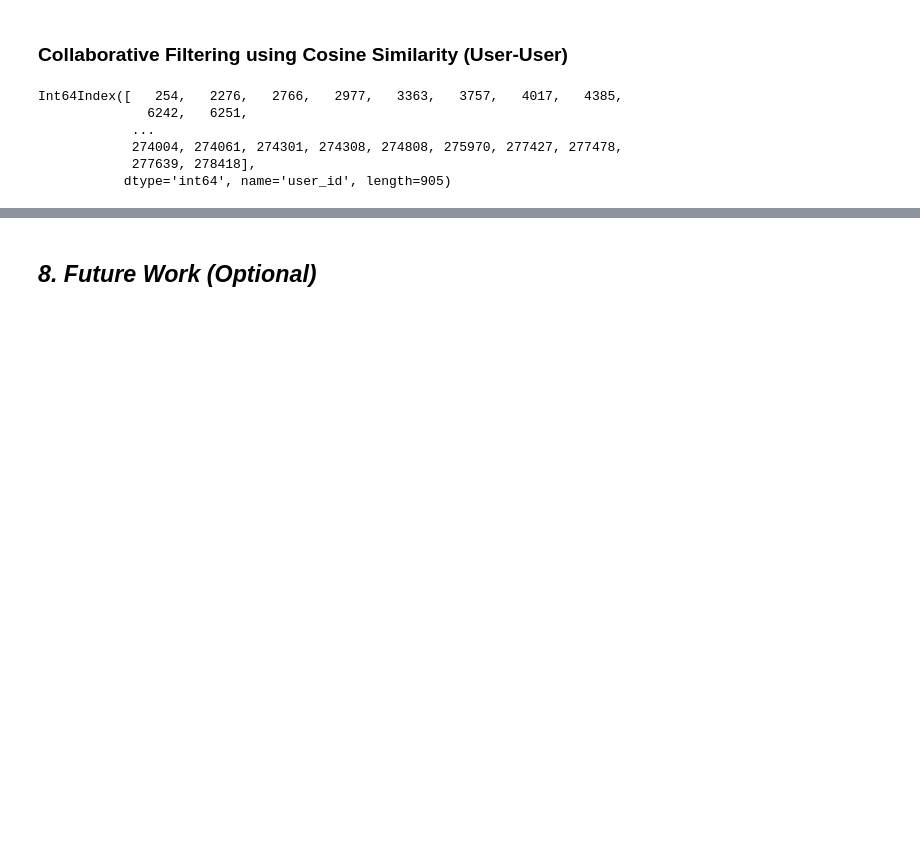
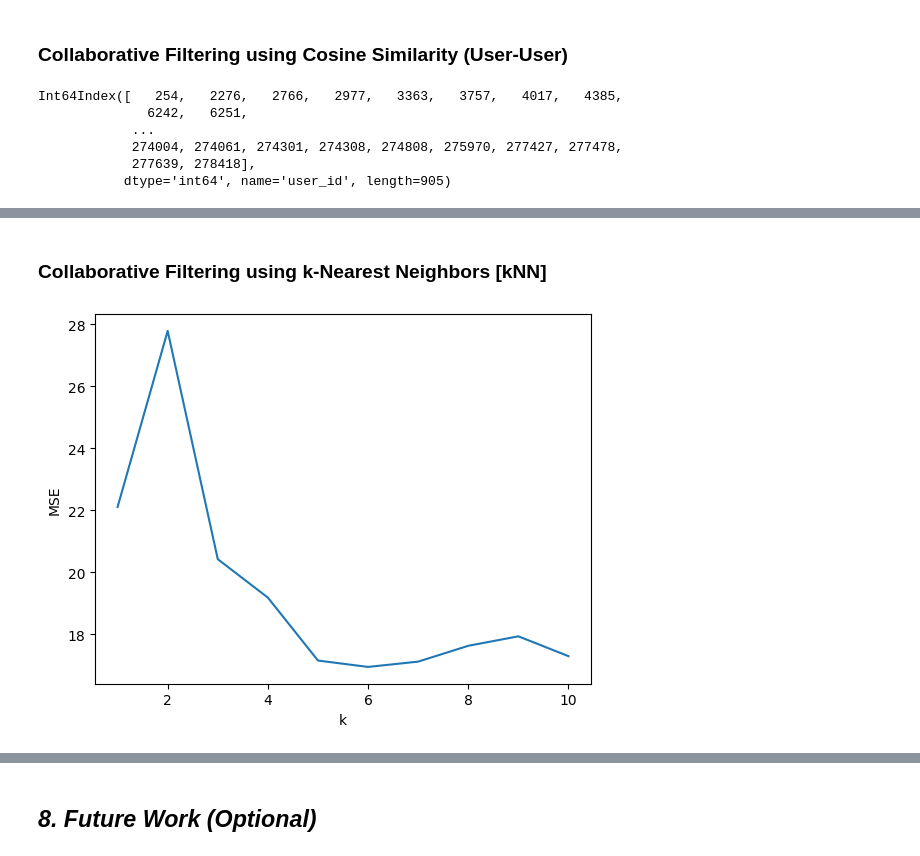
Before and after one commit to yahya-ansariii/BookRecommender, a Jupyter notebook: Book_Recommendation_System.ipynb, the cells around one changed output, grey strips where cells are left out. Cells and saved outputs as stored; diff of their text form; code cells hidden in the pictures; blank space fills up the shorter version.

Commit message:
Day 5: Collaborative filtering using kNN

```diff
--- a/Book_Recommendation_System.ipynb
+++ b/Book_Recommendation_System.ipynb
@@ -1065,3 +1065,5 @@ display(recommended_books)
 | 1573229725 | 2.6 | Fingersmith | Sarah Waters | 2002.0 | Riverhead Books | http://images.amazon.com/images/P... | http://images.amazon.com/images/P... | http://images.amazon.com/images/P... |
 | 0440998050 | 2.5 | A Wrinkle in Time | Madeleine L'Engle | 1976.0 | Laure Leaf | http://images.amazon.com/images/P... | http://images.amazon.com/images/P... | http://images.amazon.com/images/P... |
 | 076791404X | 2.4 | She's Not There : A Life in Two G... | JENNIFER FINNEY BOYLAN | 2003.0 | Broadway | http://images.amazon.com/images/P... | http://images.amazon.com/images/P... | http://images.amazon.com/images/P... |
+# %% [markdown]
+### **Collaborative Filtering using k-Nearest Neighbors [kNN]**
@@ -1067,0 +1102,60 @@ display(recommended_books)
+# %%
+# Create a list to store the MSE for different values of k
+mse_list = []
+
+# Try different values of k
+for k in range(1, 11):
+    # Create a kNN model
+    model_knn = NearestNeighbors(n_neighbors=k, metric='cosine', algorithm='brute')
+    model_knn.fit(train_matrix)
+
+    # Create a list to store the predicted ratings
+    pred_ratings = []
+
+    # Create a list to store the actual ratings
+    actual_ratings = []
+
+    # Iterate over each row in the test data
+    for i, row in test_data.iterrows():
+        # Get the user ID and ISBN for this row
+        user_id = row['user_id']
+        isbn = row['isbn']
+
+        # Check if this user and book are present in the training data
+        if user_id in train_pivot.columns and isbn in train_pivot.index:
+            # Get the index of this book in the pivot table
+            book_index = train_pivot.index.get_loc(isbn)
+
+            # Find the k nearest neighbors of this book
+            distances, indices = model_knn.kneighbors(train_pivot.iloc[book_index, :].values.reshape(1, -1), n_neighbors=k)
+
+            # Get the ISBNs of the nearest neighbors
+            neighbor_isbns = [train_pivot.index[i] for i in indices.flatten()]
+
+            # Calculate the average rating given by this user to these books
+            avg_rating = train_data[(train_data['user_id'] == user_id) & (train_data['isbn'].isin(neighbor_isbns))]['book_rating'].mean()
+
+            # Check if avg_rating is NaN
+            if pd.isna(avg_rating):
+                # Skip this row or use some default value for avg_rating
+                continue
+
+            # Add this rating to the list of predicted ratings
+            pred_ratings.append(avg_rating)
+
+            # Add this rating to the list of actual ratings
+            actual_ratings.append(row['book_rating'])
+
+    # Calculate the MSE for this value of k
+    mse = mean_squared_error(actual_ratings, pred_ratings)
+
+    # Add this MSE to the list of MSEs
+    mse_list.append(mse)
+
+# Plot the MSE for different values of k
+plt.plot(range(1, 11), mse_list)
+plt.xlabel('k')
+plt.ylabel('MSE')
+plt.show()
+# %% [output]
+[figure, added]
```
Also changed, not shown: parts of 9 cells of this notebook.
